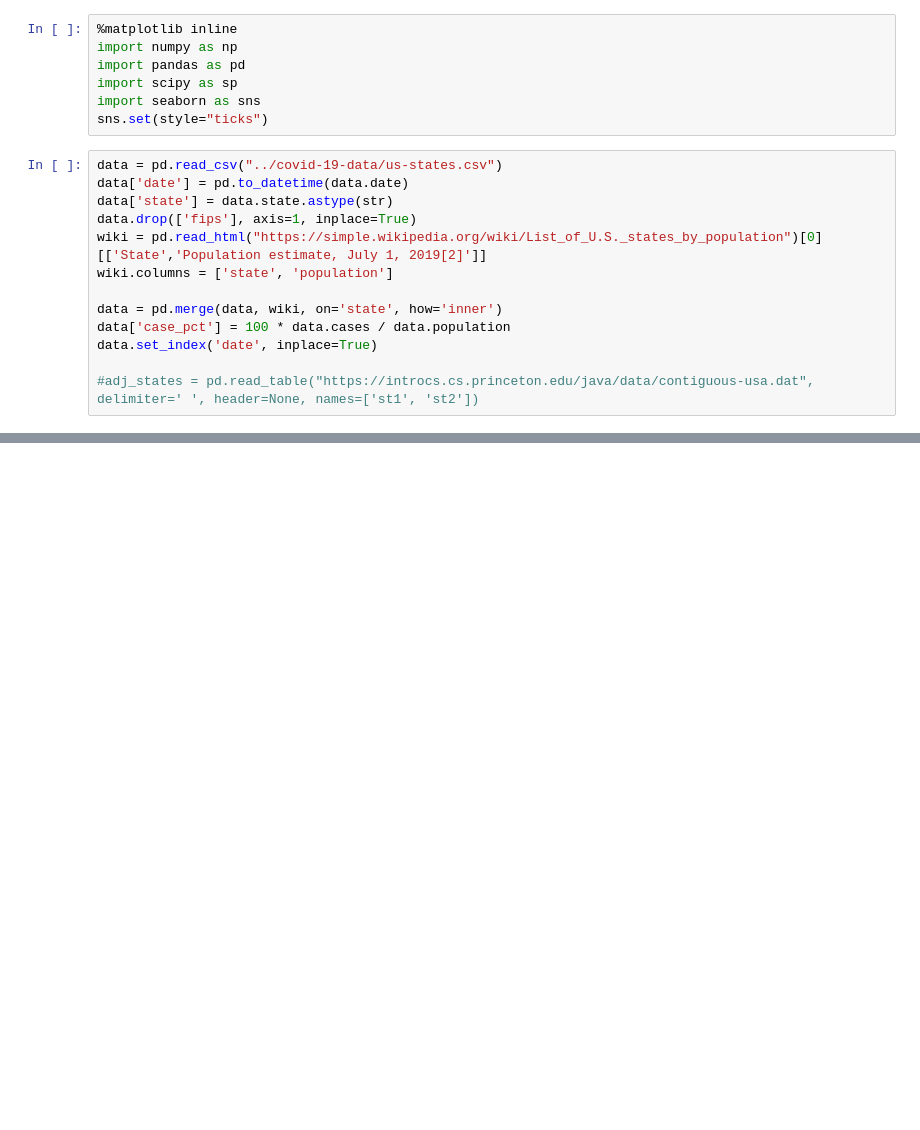
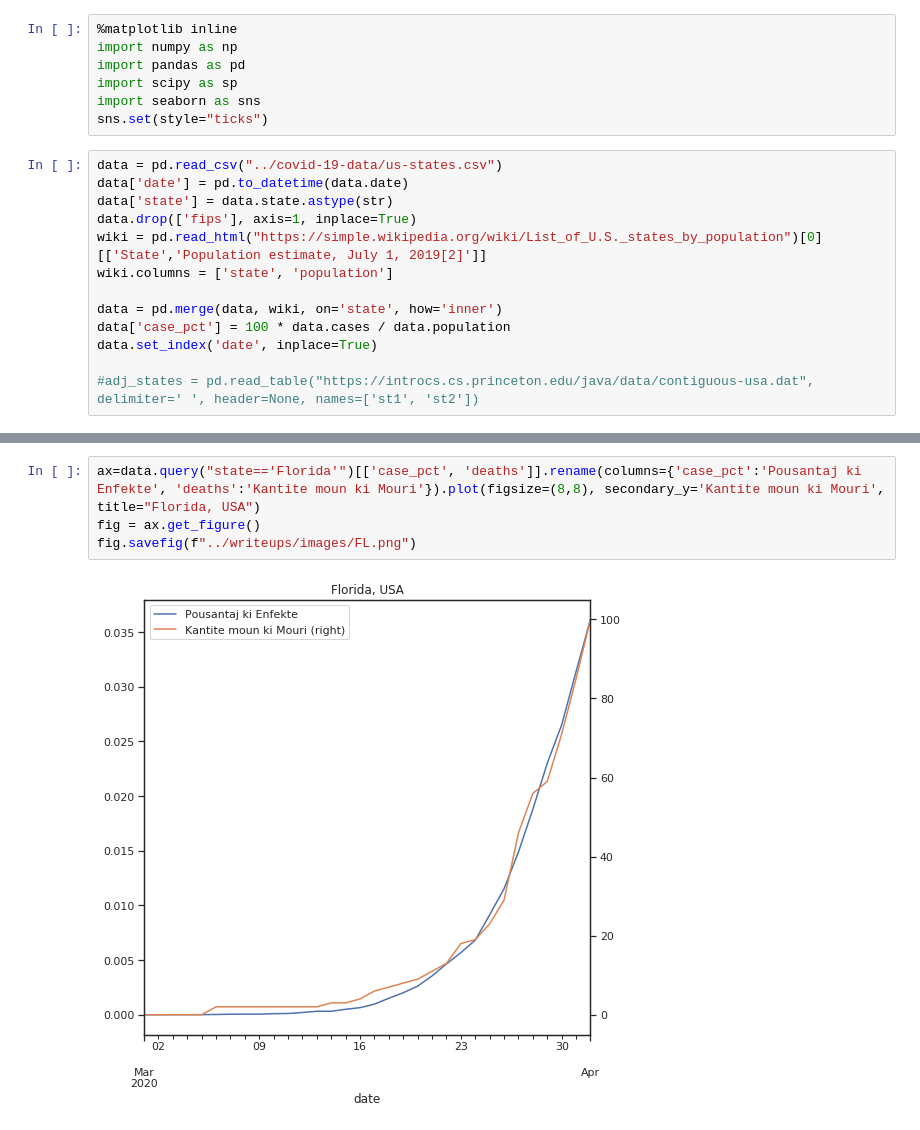
Before and after one commit to tipanverella/EpidemicModels, a Jupyter notebook: notebooks/NYT_COVID19.ipynb, the cells around one changed output, grey strips where cells are left out. Cells and saved outputs as stored; diff of their text form; blank space fills up the shorter version.

```diff
--- a/notebooks/NYT_COVID19.ipynb
+++ b/notebooks/NYT_COVID19.ipynb
@@ -63,0 +71,6 @@ data.query("state=='Wisconsin'")[['case_pct', 'deaths']].plot(figsize=(32,8), se
+# %%
+ax=data.query("state=='Florida'")[['case_pct', 'deaths']].rename(columns={'case_pct':'Pousantaj ki Enfekte', 'deaths':'Kantite moun ki Mouri'}).plot(figsize=(8,8), secondary_y='Kantite moun ki Mouri', title="Florida, USA")
+fig = ax.get_figure()
+fig.savefig(f"../writeups/images/FL.png")
+# %% [output]
+[figure, added]
```
Also changed, not shown: parts of 6 cells of this notebook, 10 other files.
